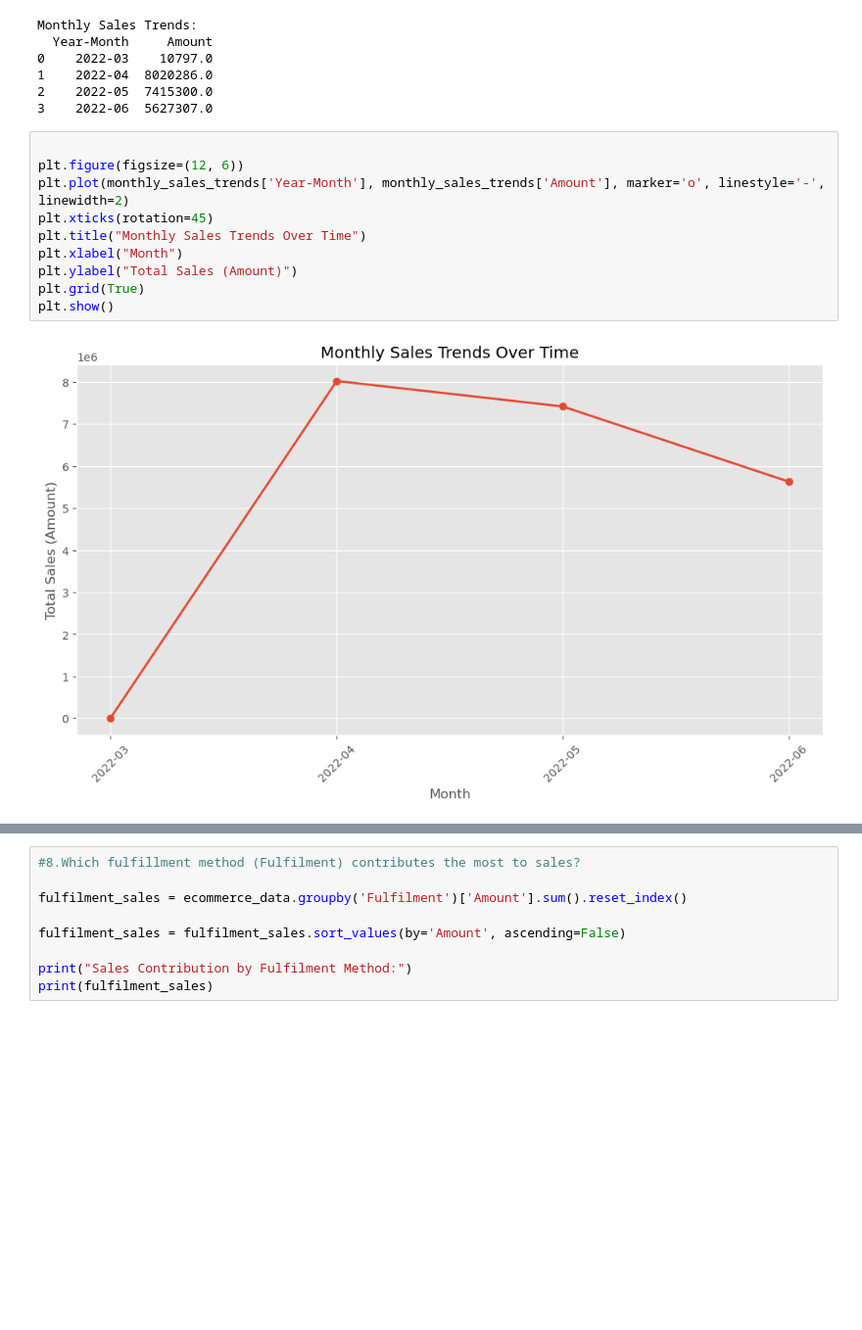
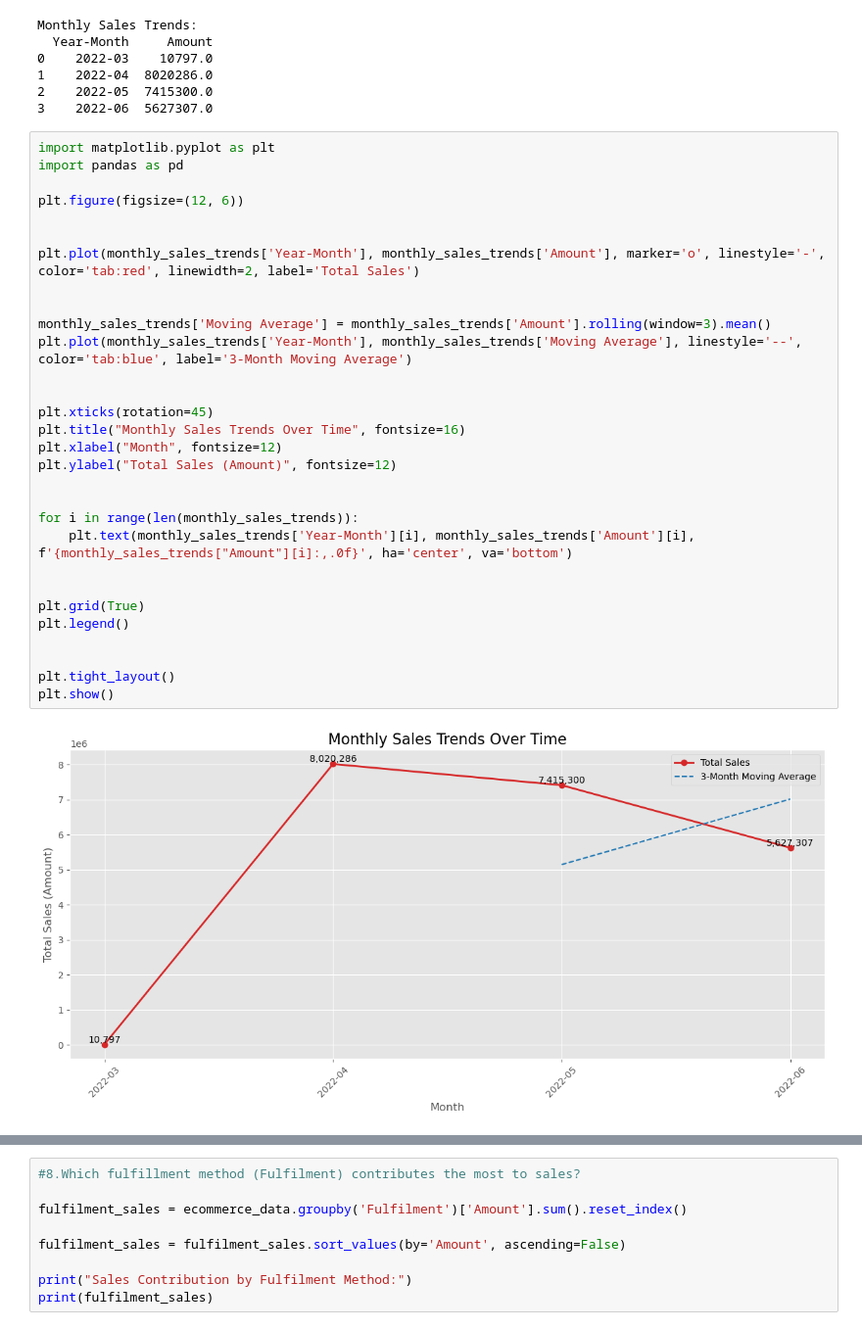
Before and after one commit to ElifSurucu/Analyzing-E-Commerce-Sales-Performance, a Jupyter notebook: Analysis_Notebook.ipynb, the cells around one changed output, grey strips where cells are left out. Shown at 98% size. Cells and saved outputs as stored; diff of their text form; blank space fills up the shorter version.

Commit message:
data visualizations updated

```diff
--- a/Analysis_Notebook.ipynb
+++ b/Analysis_Notebook.ipynb
@@ -262,14 +262,34 @@ Monthly Sales Trends:
 2    2022-05  7415300.0
 3    2022-06  5627307.0
 # %%
+import matplotlib.pyplot as plt
+import pandas as pd
 
 plt.figure(figsize=(12, 6))
-plt.plot(monthly_sales_trends['Year-Month'], monthly_sales_trends['Amount'], marker='o', linestyle='-', linewidth=2)
+
+
+plt.plot(monthly_sales_trends['Year-Month'], monthly_sales_trends['Amount'], marker='o', linestyle='-', color='tab:red', linewidth=2, label='Total Sales')
+
+
+monthly_sales_trends['Moving Average'] = monthly_sales_trends['Amount'].rolling(window=3).mean()
+plt.plot(monthly_sales_trends['Year-Month'], monthly_sales_trends['Moving Average'], linestyle='--', color='tab:blue', label='3-Month Moving Average')
+
+
 plt.xticks(rotation=45)
-plt.title("Monthly Sales Trends Over Time")
-plt.xlabel("Month")
-plt.ylabel("Total Sales (Amount)")
+plt.title("Monthly Sales Trends Over Time", fontsize=16)
+plt.xlabel("Month", fontsize=12)
+plt.ylabel("Total Sales (Amount)", fontsize=12)
+
+
+for i in range(len(monthly_sales_trends)):
+    plt.text(monthly_sales_trends['Year-Month'][i], monthly_sales_trends['Amount'][i], f'{monthly_sales_trends["Amount"][i]:,.0f}', ha='center', va='bottom')
+
+
 plt.grid(True)
+plt.legend()
+
+
+plt.tight_layout()
 plt.show()
 # %% [output]
-[figure, old version]
+[figure, new version]
```
Also changed, not shown: parts of 16 cells of this notebook.
